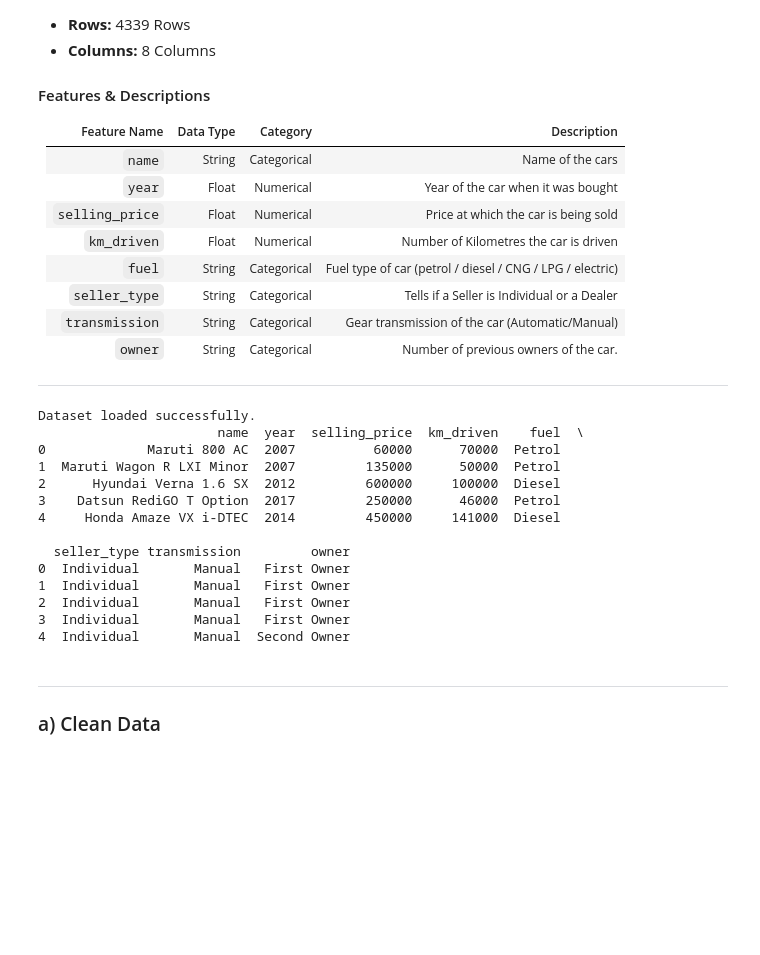
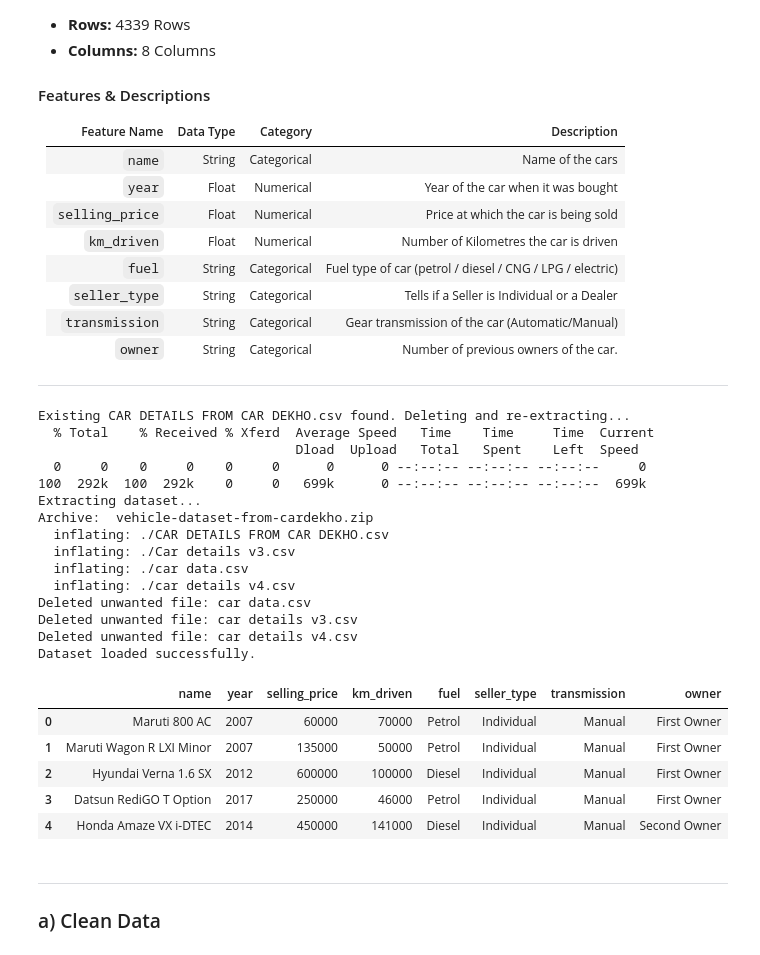
Before and after one commit to jutinwang/A3---CSI4142---GR48, a Jupyter notebook: G48-A3-p1.ipynb, the cells around one changed output. Drawn from its saved outputs; the diff is of its cells as text; code cells hidden in the pictures; blank space fills up the shorter version.

```diff
--- a/G48-A3-p1.ipynb
+++ b/G48-A3-p1.ipynb
@@ -62,31 +62,60 @@ from sklearn.neighbors import LocalOutlierFactor
 import seaborn as sns
 import matplotlib as mpl
 import matplotlib.pyplot as plt
-# %%
-# Define paths
-csv_path = "CAR.csv"
-
-# Load dataset
-carSet = pd.read_csv(csv_path)
-print("Dataset loaded successfully.")
-carSet.tail()
-
-print(carSet.head())
-# %% [output]
-Dataset loaded successfully.
-                       name  year  selling_price  km_driven    fuel  \
-0             Maruti 800 AC  2007          60000      70000  Petrol
-1  Maruti Wagon R LXI Minor  2007         135000      50000  Petrol
-2      Hyundai Verna 1.6 SX  2012         600000     100000  Diesel
-3    Datsun RediGO T Option  2017         250000      46000  Petrol
-4     Honda Amaze VX i-DTEC  2014         450000     141000  Diesel
-
-  seller_type transmission         owner
-0  Individual       Manual   First Owner
-1  Individual       Manual   First Owner
-2  Individual       Manual   First Owner
-3  Individual       Manual   First Owner
-4  Individual       Manual  Second Owner
+# %%
+# Define paths
+zip_path = "vehicle-dataset-from-cardekho.zip"
+target_csv = "CAR DETAILS FROM CAR DEKHO.csv"  # The only CSV we want to keep
+unwanted_csvs = ["car data.csv", "car details v3.csv", "car details v4.csv"]  # Unwanted files
+
+# Remove existing files if present
+if os.path.exists(target_csv):
+    print(f"Existing {target_csv} found. Deleting and re-extracting...")
+    os.remove(target_csv)
+
+# Download dataset using curl (Bash command in Jupyter Notebook)
+!curl -L -o {zip_path} https://www.kaggle.com/api/v1/datasets/download/nehalbirla/vehicle-dataset-from-cardekho
+
+# Extract the ZIP file in the current folder
+print("Extracting dataset...")
+!unzip -o {zip_path} -d .
+
+# Delete unwanted CSV files
+for file in unwanted_csvs:
+    if os.path.exists(file):
+        os.remove(file)
+        print(f"Deleted unwanted file: {file}")
+
+# Verify that the target CSV exists after extraction
+if not os.path.exists(target_csv):
+    raise FileNotFoundError(f"Dataset not found: {target_csv}. Ensure the ZIP file was correctly extracted.")
+
+# Load dataset
+vehicle_set = pd.read_csv(target_csv)
+print("Dataset loaded successfully.")
+vehicle_set.head()
+# %% [output]
+Existing CAR DETAILS FROM CAR DEKHO.csv found. Deleting and re-extracting...
+  % Total    % Received % Xferd  Average Speed   Time    Time     Time  Current
+                                 Dload  Upload   Total   Spent    Left  Speed
+  0     0    0     0    0     0      0      0 --:--:-- --:--:-- --:--:--     0
+100  292k  100  292k    0     0   699k      0 --:--:-- --:--:-- --:--:--  699k
+Extracting dataset...
+Archive:  vehicle-dataset-from-cardekho.zip
+  inflating: ./CAR DETAILS FROM CAR DEKHO.csv
+  inflating: ./Car details v3.csv
+  inflating: ./car data.csv
+  inflating: ./car details v4.csv
+Deleted unwanted file: car data.csv
+Deleted unwanted file: car details v3.csv
+Deleted unwanted file: car details v4.csv
+Dataset loaded successfully.
+|  | name | year | selling_price | km_driven | fuel | seller_type | transmission | owner |
+| 0 | Maruti 800 AC | 2007 | 60000 | 70000 | Petrol | Individual | Manual | First Owner |
+| 1 | Maruti Wagon R LXI Minor | 2007 | 135000 | 50000 | Petrol | Individual | Manual | First Owner |
+| 2 | Hyundai Verna 1.6 SX | 2012 | 600000 | 100000 | Diesel | Individual | Manual | First Owner |
+| 3 | Datsun RediGO T Option | 2017 | 250000 | 46000 | Petrol | Individual | Manual | First Owner |
+| 4 | Honda Amaze VX i-DTEC | 2014 | 450000 | 141000 | Diesel | Individual | Manual | Second Owner |
 # %% [markdown]
 ---
 ### a) Clean Data
```
Also changed, not shown: 5 other files.
